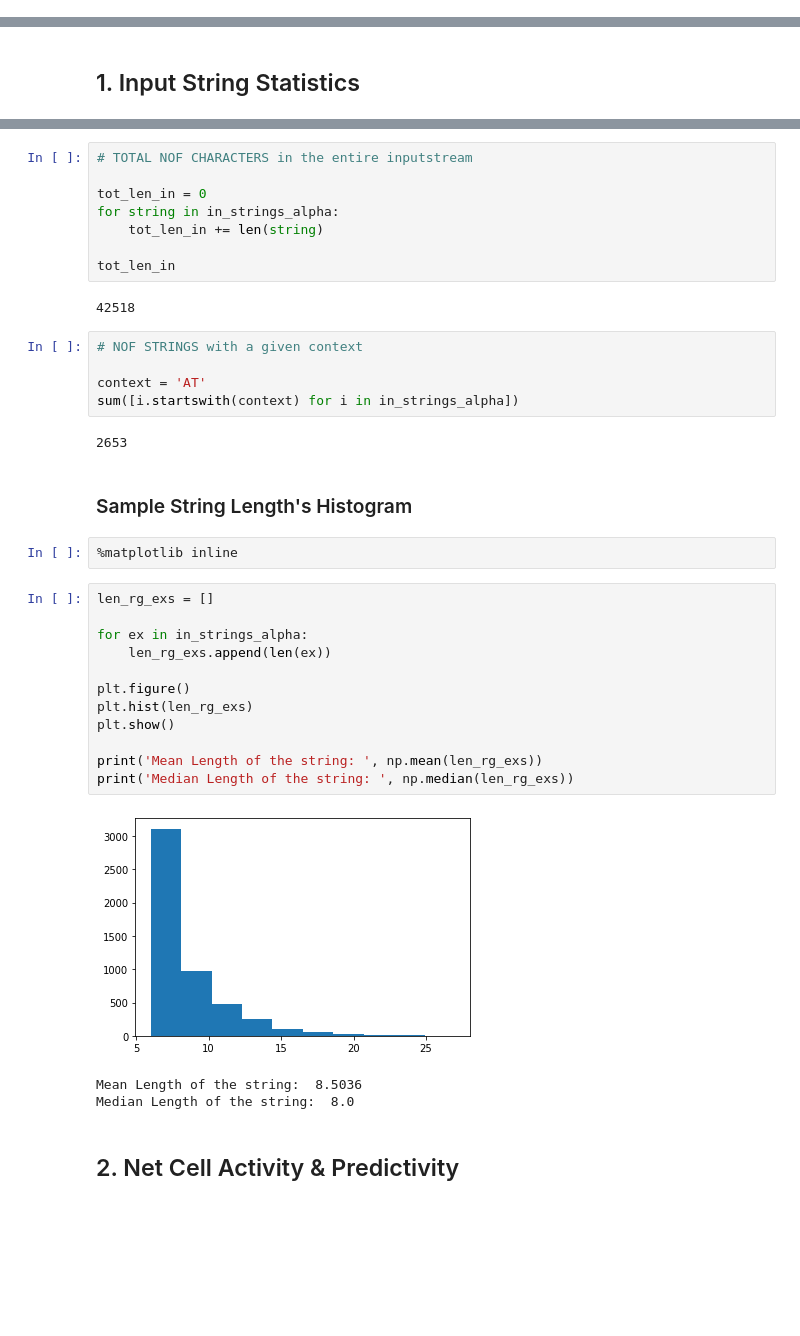
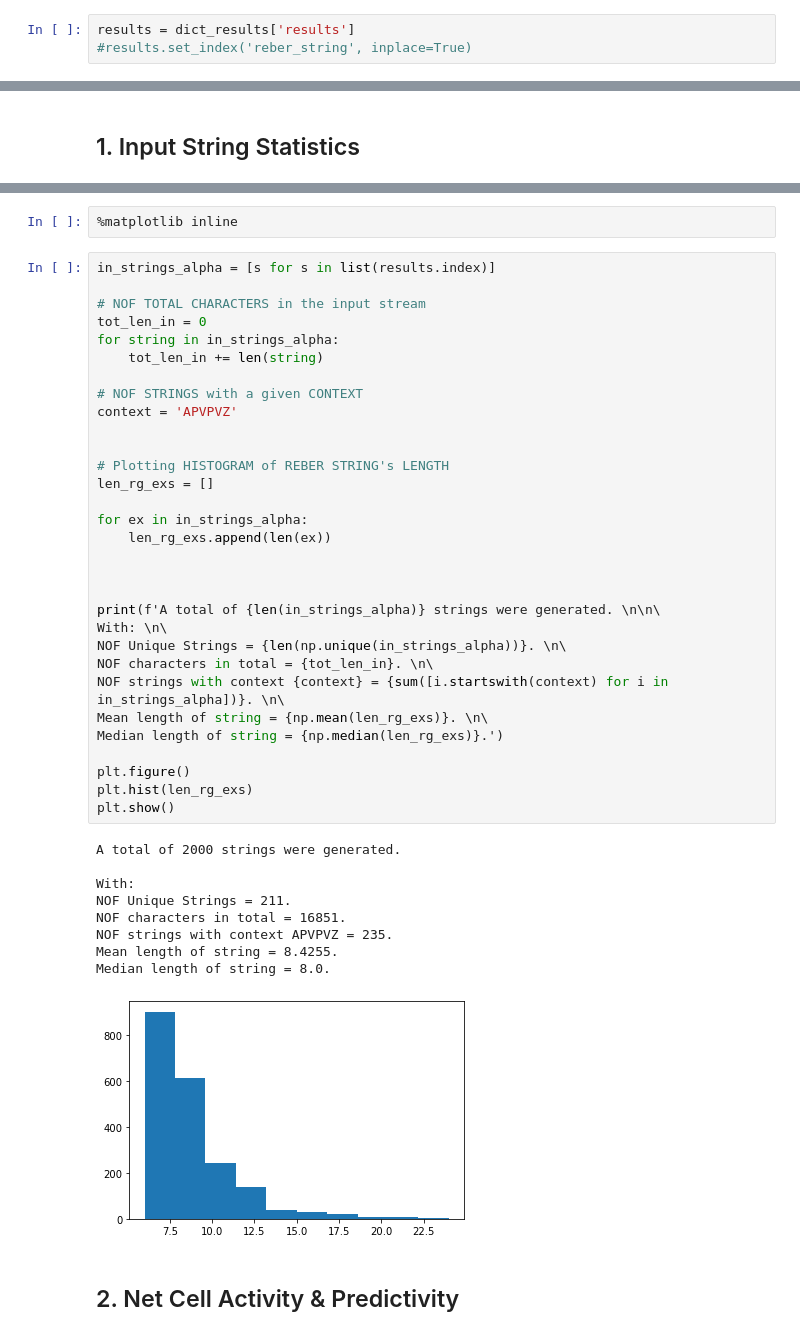
Before and after one commit to TaherHabib/htm-sequence-learning, a Jupyter notebook: Notebooks/AGL_Experiments.ipynb, the cells around one changed output, grey strips where cells are left out. Drawn from its saved outputs; the diff is of its cells as text; blank space fills up the shorter version.

```diff
--- a/Notebooks/AGL_Experiments.ipynb
+++ b/Notebooks/AGL_Experiments.ipynb
@@ -121,0 +140,3 @@ results
+# %%
+results = dict_results['results']
+#results.set_index('reber_string', inplace=True)
@@ -178,40 +205,46 @@ len(np.unique(in_strings_alpha))
-# %%
-# TOTAL NOF CHARACTERS in the entire inputstream
-
-tot_len_in = 0
-for string in in_strings_alpha:
-    tot_len_in += len(string)
-
-tot_len_in
-# %% [output]
-42518
-# %%
-# NOF STRINGS with a given context
-
-context = 'AT'
-sum([i.startswith(context) for i in in_strings_alpha])
-# %% [output]
-2653
-# %% [markdown]
-### Sample String Length's Histogram
 # %%
 %matplotlib inline
-# %%
-len_rg_exs = []
-
-for ex in in_strings_alpha:
-    len_rg_exs.append(len(ex))
-
-plt.figure()
-plt.hist(len_rg_exs)
-plt.show()
-
-print('Mean Length of the string: ', np.mean(len_rg_exs))
-print('Median Length of the string: ', np.median(len_rg_exs))
-# %% [output]
-[figure, removed]
-Mean Length of the string:  8.5036
-Median Length of the string:  8.0
+# %%
+in_strings_alpha = [s for s in list(results.index)]
+
+# NOF TOTAL CHARACTERS in the input stream
+tot_len_in = 0
+for string in in_strings_alpha:
+    tot_len_in += len(string)
+
+# NOF STRINGS with a given CONTEXT
+context = 'APVPVZ'
+
+
+# Plotting HISTOGRAM of REBER STRING's LENGTH
+len_rg_exs = []
+
+for ex in in_strings_alpha:
+    len_rg_exs.append(len(ex))
+
+
+
+print(f'A total of {len(in_strings_alpha)} strings were generated. \n\n\
+With: \n\
+NOF Unique Strings = {len(np.unique(in_strings_alpha))}. \n\
+NOF characters in total = {tot_len_in}. \n\
+NOF strings with context {context} = {sum([i.startswith(context) for i in in_strings_alpha])}. \n\
+Mean length of string = {np.mean(len_rg_exs)}. \n\
+Median length of string = {np.median(len_rg_exs)}.')
+
+plt.figure()
+plt.hist(len_rg_exs)
+plt.show()
+# %% [output]
+A total of 2000 strings were generated.
+
+With:
+NOF Unique Strings = 211.
+NOF characters in total = 16851.
+NOF strings with context APVPVZ = 235.
+Mean length of string = 8.4255.
+Median length of string = 8.0.
+[figure, added]
 # %% [markdown]
 ## 2. Net Cell Activity & Predictivity
 # %% [markdown]
```
Also changed, not shown: parts of 35 cells of this notebook, 1 other file.
